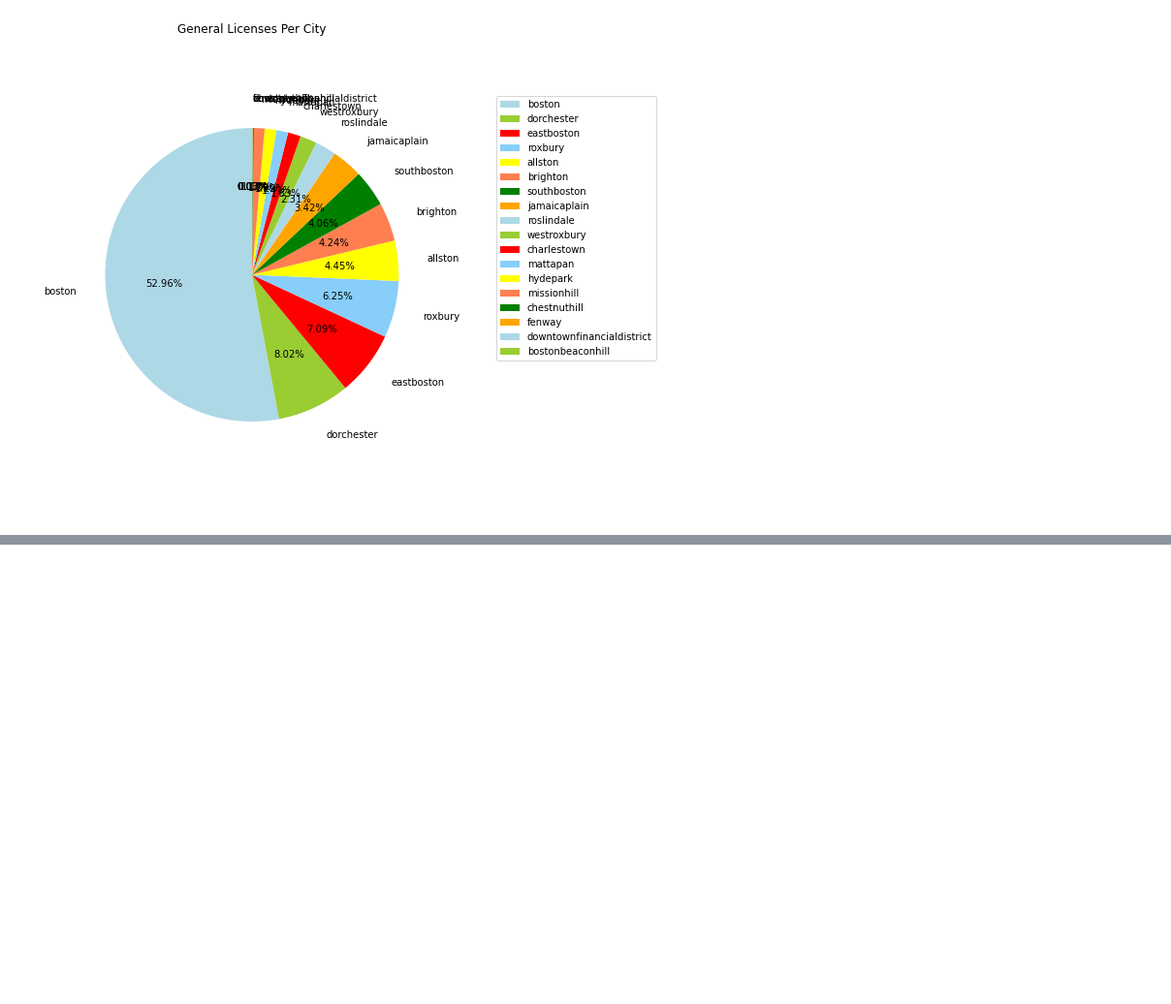
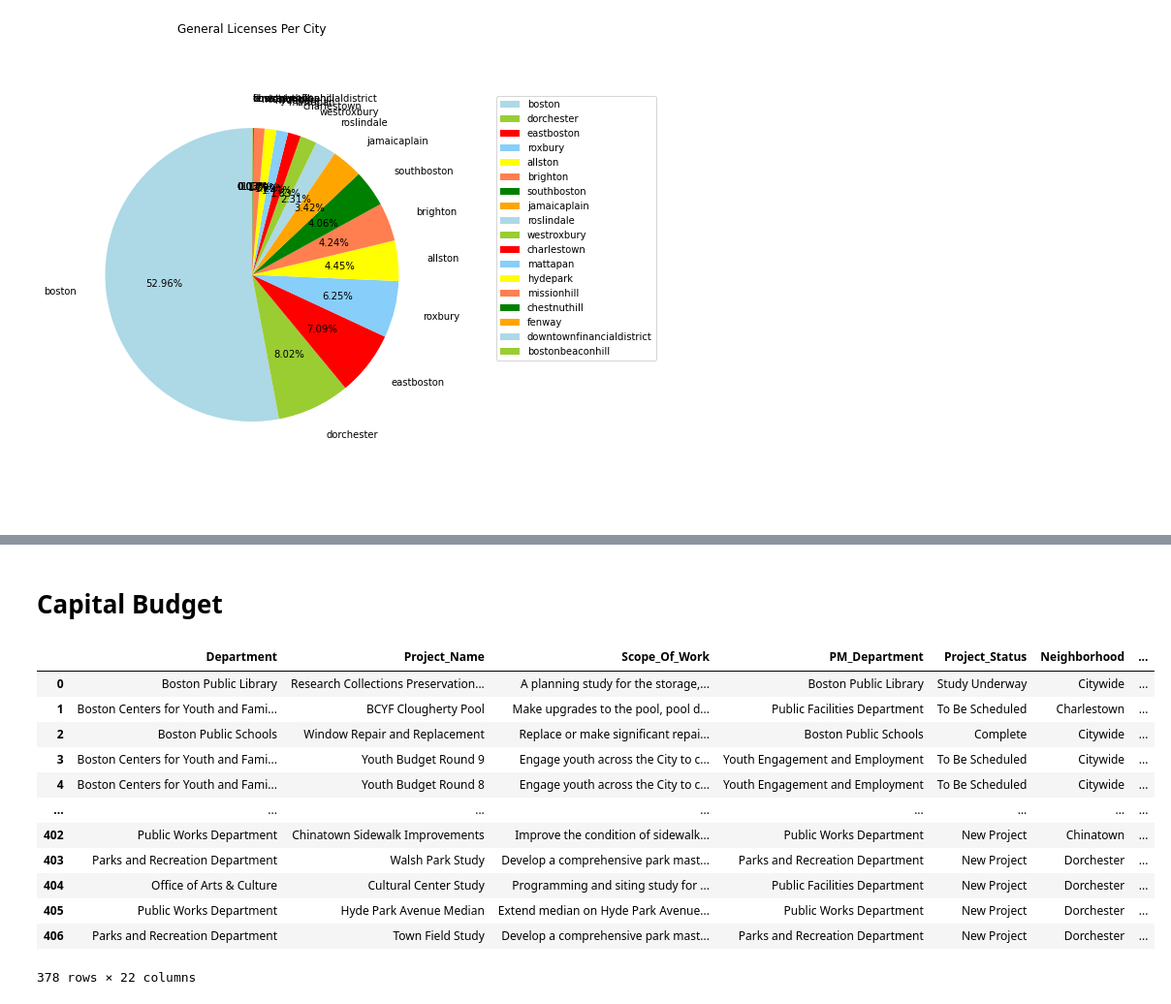
Before and after one commit to BU-Spark/ds-councilor-mejia-city-services, a Jupyter notebook: fall22-team-1/deliverable2/deliverable2.ipynb, the cells around one changed output, grey strips where cells are left out. Shown: that part at 97% size. Drawn from its saved outputs; the diff is of its cells as text; code cells hidden in the pictures; blank space fills up the shorter version.

```diff
--- a/fall22-team-1/deliverable2/deliverable2.ipynb
+++ b/fall22-team-1/deliverable2/deliverable2.ipynb
@@ -560,0 +570,26 @@ plt.show()
+# %% [markdown]
+# Capital Budget
+# %%
+#cleaning
+import pandas as pd
+
+df = pd.read_csv('capital-fund.csv', encoding = "ISO-8859-1")
+for i in range(6, len(df.columns)):
+    df.iloc[:,i] = df.iloc[:,i].str.replace('-', '0').str.replace(',', '').astype(int)
+df = df.dropna()
+
+df
+# %% [output]
+|  | Department | Project_Name | Scope_Of_Work | PM_Department | Project_Status | Neighborhood | ... |
+| 0 | Boston Public Library | Research Collections Preservation... | A planning study for the storage,... | Boston Public Library | Study Underway | Citywide | ... |
+| 1 | Boston Centers for Youth and Fami... | BCYF Clougherty Pool | Make upgrades to the pool, pool d... | Public Facilities Department | To Be Scheduled | Charlestown | ... |
+| 2 | Boston Public Schools | Window Repair and Replacement | Replace or make significant repai... | Boston Public Schools | Complete | Citywide | ... |
+| 3 | Boston Centers for Youth and Fami... | Youth Budget Round 9 | Engage youth across the City to c... | Youth Engagement and Employment | To Be Scheduled | Citywide | ... |
+| 4 | Boston Centers for Youth and Fami... | Youth Budget Round 8 | Engage youth across the City to c... | Youth Engagement and Employment | To Be Scheduled | Citywide | ... |
+| ... | ... | ... | ... | ... | ... | ... | ... |
+| 402 | Public Works Department | Chinatown Sidewalk Improvements | Improve the condition of sidewalk... | Public Works Department | New Project | Chinatown | ... |
+| 403 | Parks and Recreation Department | Walsh Park Study | Develop a comprehensive park mast... | Parks and Recreation Department | New Project | Dorchester | ... |
+| 404 | Office of Arts & Culture | Cultural Center Study | Programming and siting study for ... | Public Facilities Department | New Project | Dorchester | ... |
+| 405 | Public Works Department | Hyde Park Avenue Median | Extend median on Hyde Park Avenue... | Public Works Department | New Project | Dorchester | ... |
+| 406 | Parks and Recreation Department | Town Field Study | Develop a comprehensive park mast... | Parks and Recreation Department | New Project | Dorchester | ... |
+378 rows × 22 columns
```
Also changed, not shown: parts of 11 cells of this notebook.
